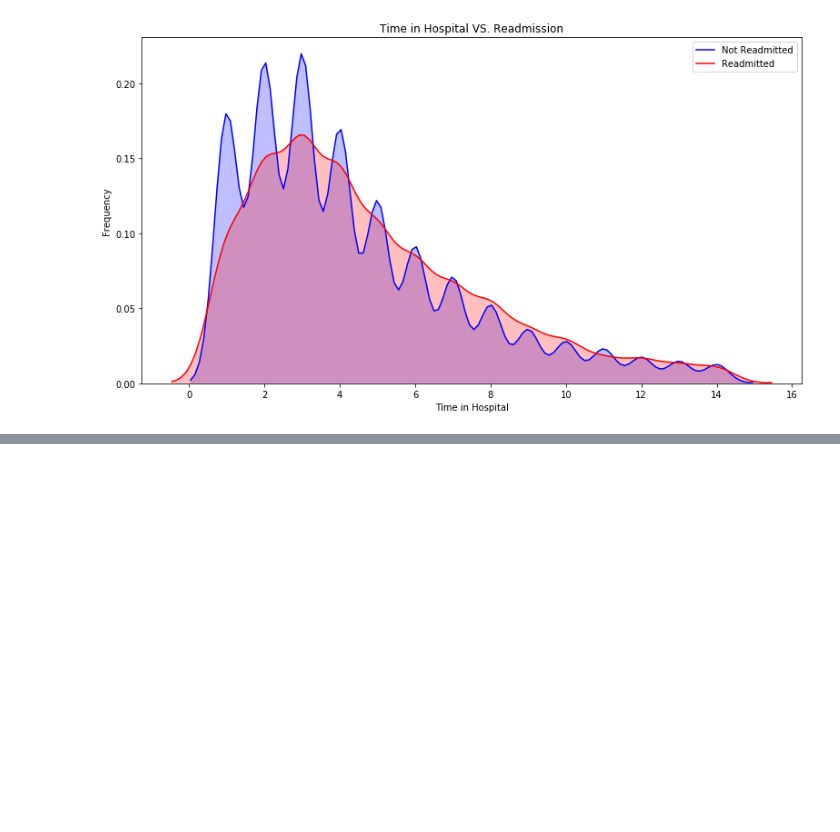
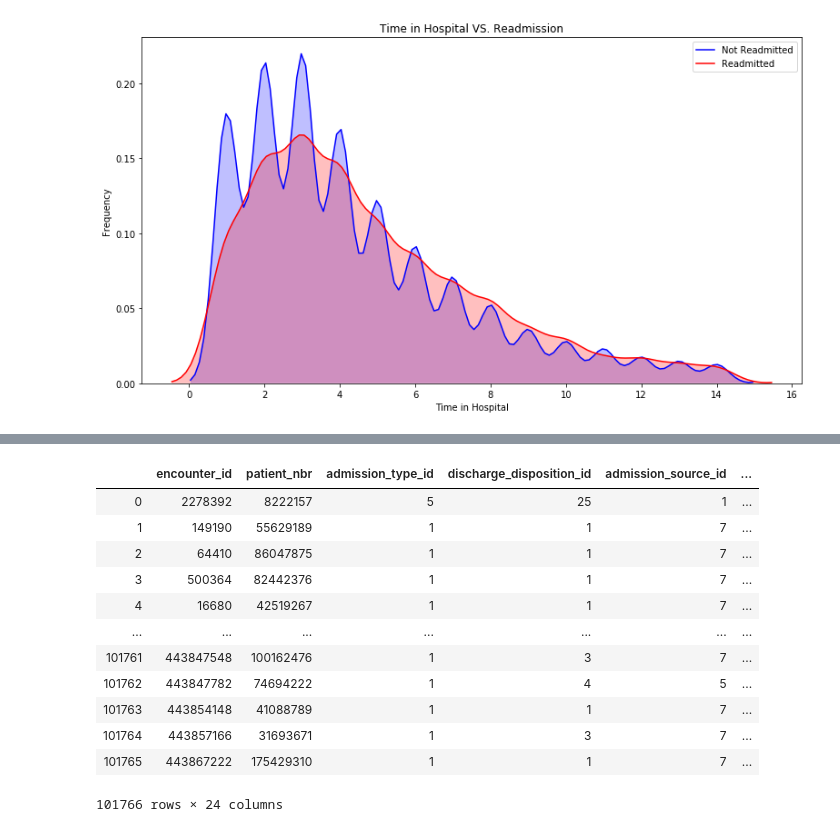
Before and after one commit to borkostolo/healthcare, a Jupyter notebook: dev/jae/Jae_healthcare.ipynb, the cells around one changed output, grey strips where cells are left out. Saved outputs shown, nothing was run; the diff lists cells and outputs as text; code cells hidden in the pictures; blank space fills up the shorter version.

Commit message:
Update Jae_healthcare.ipynb
Updated EDA with Skewness and Interaction

```diff
--- a/dev/jae/Jae_healthcare.ipynb
+++ b/dev/jae/Jae_healthcare.ipynb
@@ -693,0 +813,20 @@ fig.show()
+# %%
+# above is just calculating skew and kurtosis, and whether need
+# to do log or log1p transform.  The log transforms are NOT
+# actually saved.  Below here, we now save the log transforms in the main
+# dataframe, and append '_log' or '_log1p' to the column names for those
+# columns that we do this transform to
+# performing the log transformation for the columns determined to be needing it above.
+for i in range(len(statdataframe)):
+    if statdataframe['log_transform_needed'][i] == 'Yes':
+        colname = str(statdataframe['numeric_column'][i])
+
+        if statdataframe['log_type'][i] == 'log':
+            df = df[df[colname] > 0]
+            df[colname + "_log"] = np.log(df[colname])
+
+        elif statdataframe['log_type'][i] == 'log1p':
+            df = df[df[colname] >= 0]
+            df[colname + "_log1p"] = np.log1p(df[colname])
+# %%
+df = df.drop(['number_outpatient', 'number_inpatient', 'number_emergency'], axis = 1)
@@ -693,0 +844,32 @@ fig.show()
+# %%
+interactionterms = [
+('num_medications','time_in_hospital'),
+('num_medications','num_procedures'),
+('time_in_hospital','num_lab_procedures'),
+('num_medications','num_lab_procedures'),
+('num_medications','number_diagnoses'),
+#('age','number_diagnoses'),
+#('change','num_medications'),
+('number_diagnoses','time_in_hospital'),
+#('num_medications','numchange')
+]
+# %%
+for inter in interactionterms:
+    name = inter[0] + '|' + inter[1]
+    df[name] = df[inter[0]] * df[inter[1]]
+# %%
+df
+# %% [output]
+|  | encounter_id | patient_nbr | admission_type_id | discharge_disposition_id | admission_source_id | ... |
+| 0 | 2278392 | 8222157 | 5 | 25 | 1 | ... |
+| 1 | 149190 | 55629189 | 1 | 1 | 7 | ... |
+| 2 | 64410 | 86047875 | 1 | 1 | 7 | ... |
+| 3 | 500364 | 82442376 | 1 | 1 | 7 | ... |
+| 4 | 16680 | 42519267 | 1 | 1 | 7 | ... |
+| ... | ... | ... | ... | ... | ... | ... |
+| 101761 | 443847548 | 100162476 | 1 | 3 | 7 | ... |
+| 101762 | 443847782 | 74694222 | 1 | 4 | 5 | ... |
+| 101763 | 443854148 | 41088789 | 1 | 1 | 7 | ... |
+| 101764 | 443857166 | 31693671 | 1 | 3 | 7 | ... |
+| 101765 | 443867222 | 175429310 | 1 | 1 | 7 | ... |
+101766 rows × 24 columns
```
Also changed, not shown: parts of 14 cells of this notebook.
